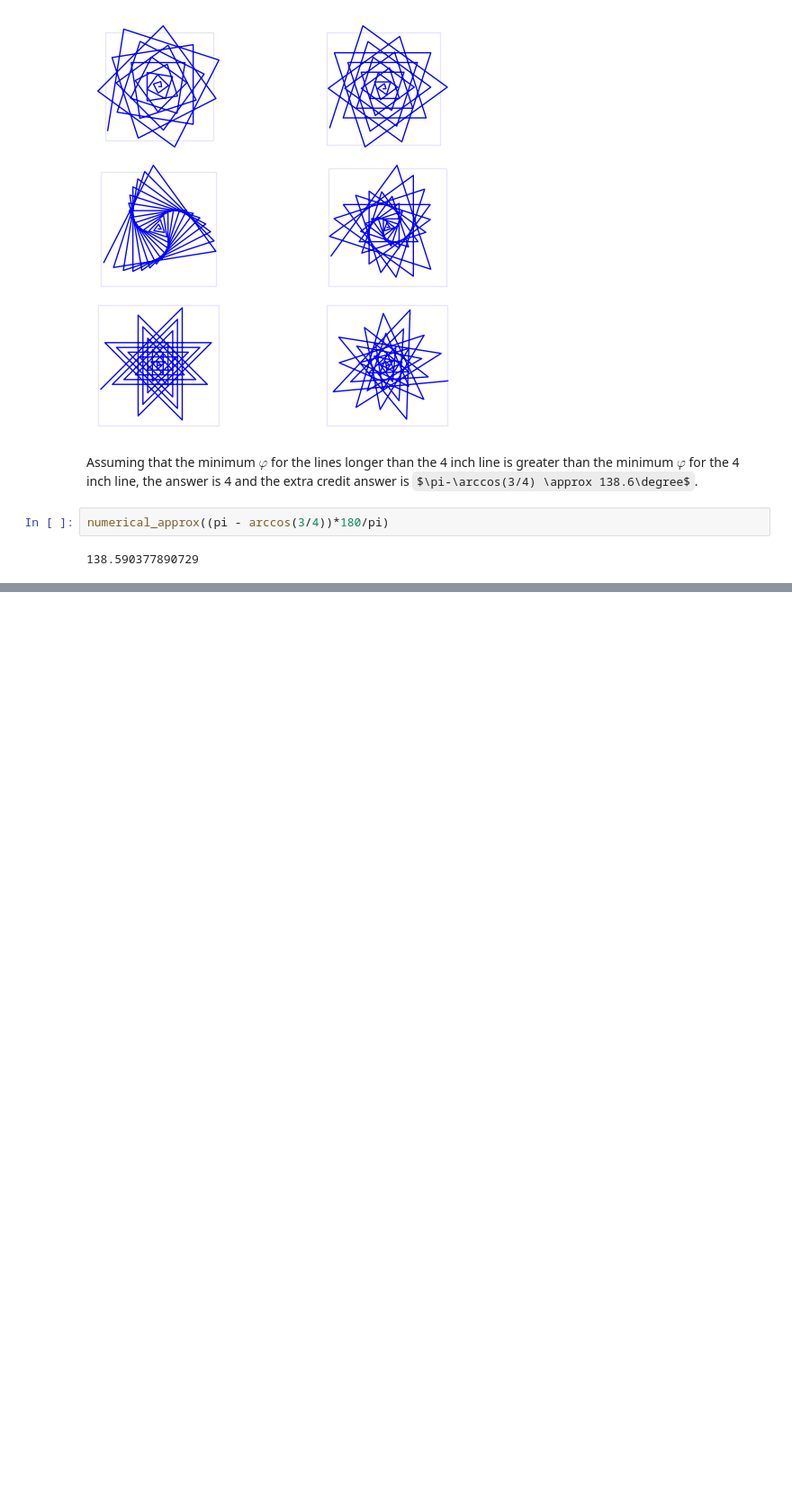
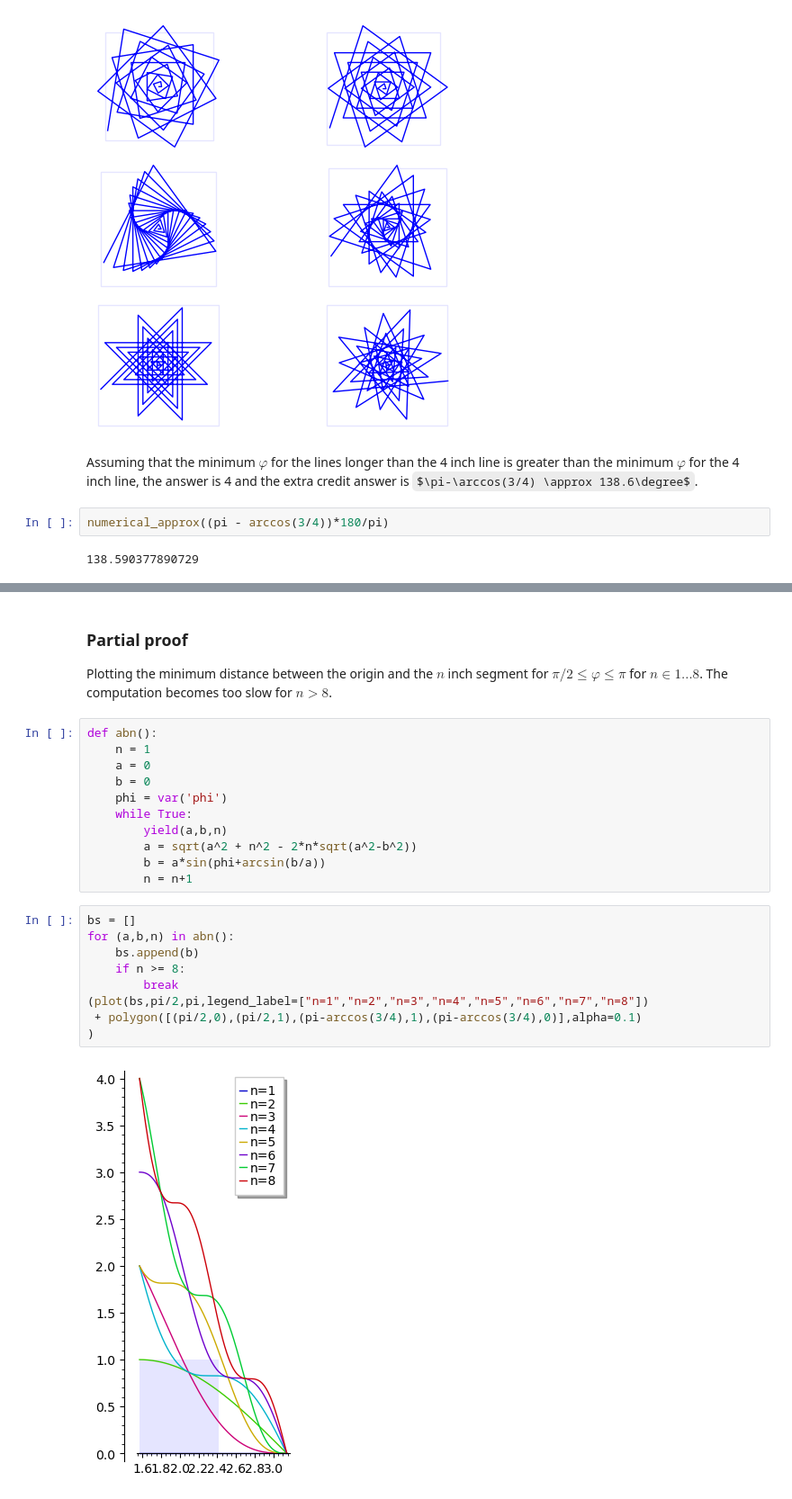
Before and after one commit to qpliu/sunday-puzzle, a Jupyter notebook: riddler/2025/20251003.ipynb, the cells around one changed output, grey strips where cells are left out. Shown at 90% size. Cells and saved outputs as stored; diff of their text form; some formulas as TeX source; blank space fills up the shorter version.

Commit message:
Partial proof for fiddler 20251003.

```diff
--- a/riddler/2025/20251003.ipynb
+++ b/riddler/2025/20251003.ipynb
@@ -115,0 +103,27 @@ for (n,a,b,r,f) in ab(2.4):
+# %% [markdown]
+### Partial proof
+Plotting the minimum distance between the origin and the $n$ inch segment
+for $\pi/2 \le \varphi \le \pi$ for $n \in 1\ldots 8$.  The computation
+becomes too slow for $n > 8$.
+# %%
+def abn():
+    n = 1
+    a = 0
+    b = 0
+    phi = var('phi')
+    while True:
+        yield(a,b,n)
+        a = sqrt(a^2 + n^2 - 2*n*sqrt(a^2-b^2))
+        b = a*sin(phi+arcsin(b/a))
+        n = n+1
+# %%
+bs = []
+for (a,b,n) in abn():
+    bs.append(b)
+    if n >= 8:
+        break
+(plot(bs,pi/2,pi,legend_label=["n=1","n=2","n=3","n=4","n=5","n=6","n=7","n=8"])
+ + polygon([(pi/2,0),(pi/2,1),(pi-arccos(3/4),1),(pi-arccos(3/4),0)],alpha=0.1)
+)
+# %% [output]
+[figure, added]
```
Also changed, not shown: parts of 7 cells of this notebook.
